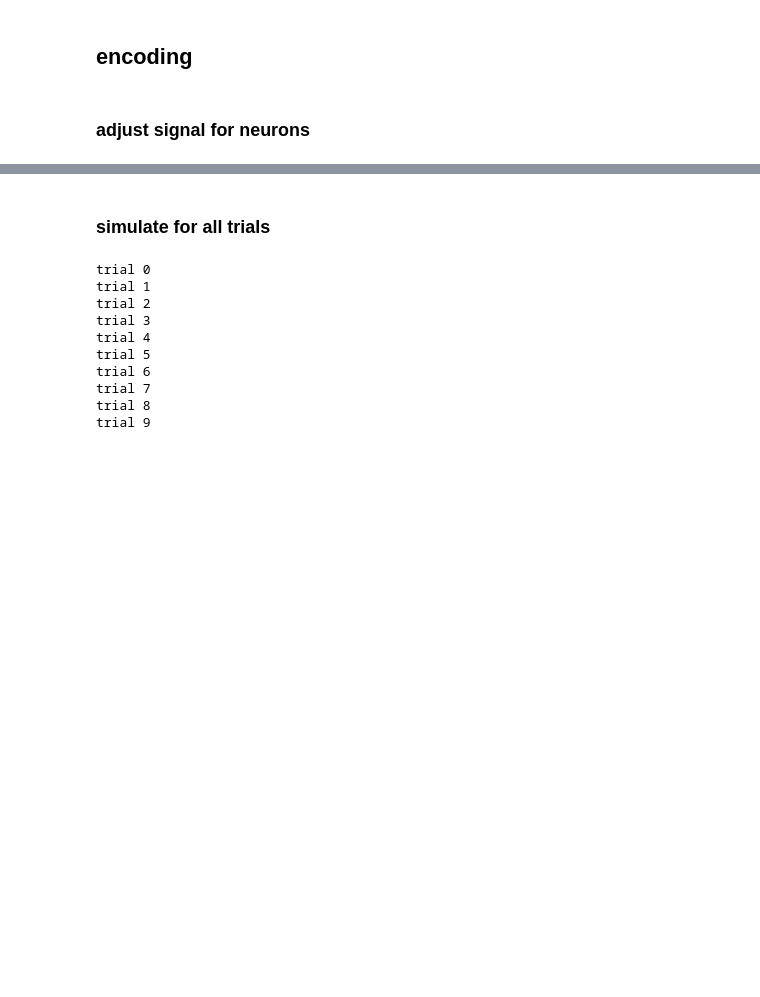
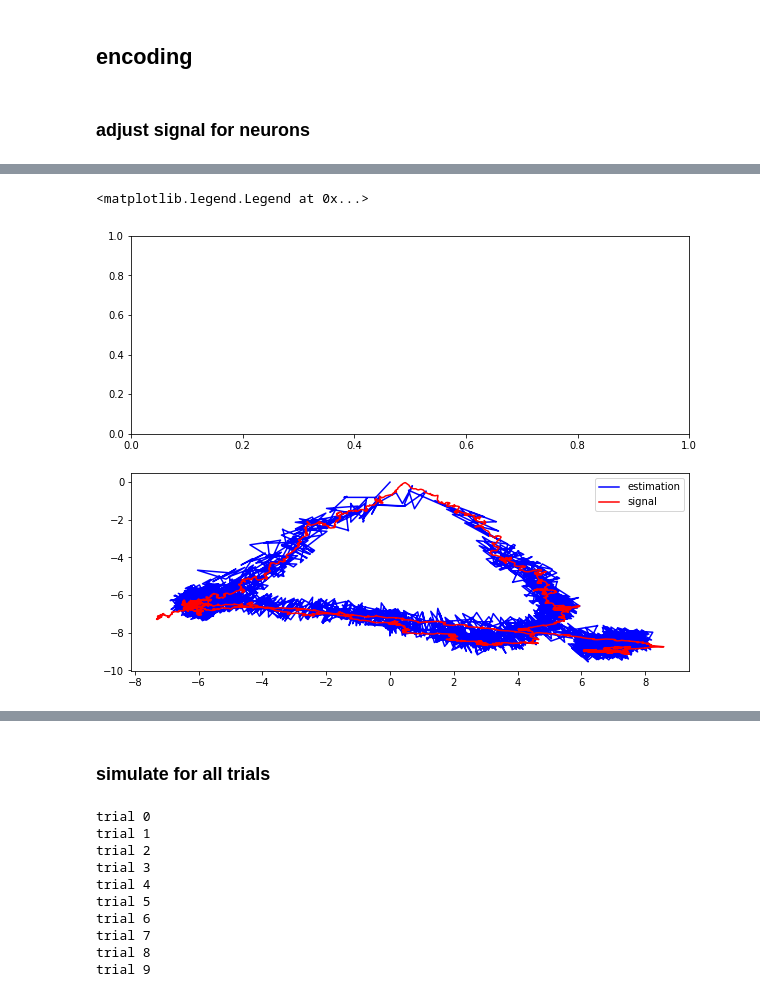
Before and after one commit to CarolineHaimerl27/LatentSpaceModels, a Jupyter notebook: Bourokan2017.ipynb, the cells around one changed output, grey strips where cells are left out. Cells and saved outputs as stored; diff of their text form; code cells hidden in the pictures; blank space fills up the shorter version.

```diff
--- a/Bourokan2017.ipynb
+++ b/Bourokan2017.ipynb
@@ -160,3 +178,13 @@ plt.eventplot(spks);
+# %%
+fig, ax = plt.subplots(2,1, figsize=(10,8))
+#tim = np.arange(0, tmax, dt)
+#rasterplot(O, ax[0], tim)
+ax[1].plot(X_hat[0,:], X_hat[1,:], 'b', label='estimation');
+ax[1].plot(X[0,:,0], X[1,:,0], 'r', label='signal');
+ax[1].legend()
+# %% [output]
+<matplotlib.legend.Legend at 0x...>
+[figure, added]
 # %%
 fig, ax = plt.subplots(2,1, figsize=(15,8))
 #tim = np.arange(0, tmax, dt)
```
Also changed, not shown: parts of 13 cells of this notebook, 2 other files.
